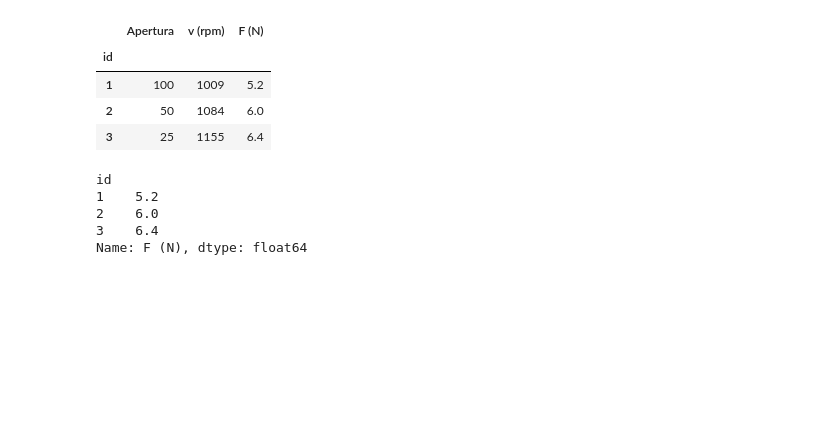
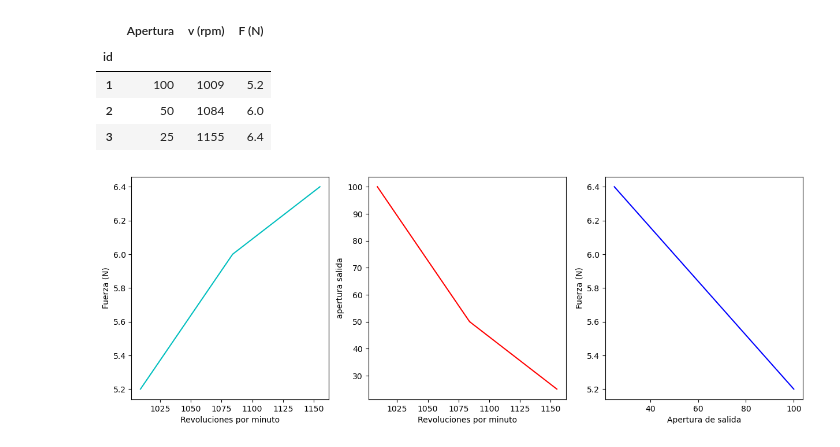
Before and after one commit to HiramTorres/Reports_Lab, a Jupyter notebook: Hidraulica/Turbina Francis/Analisis.ipynb, the cells around one changed output. Saved outputs shown, nothing was run; the diff lists cells and outputs as text; code cells hidden in the pictures; blank space fills up the shorter version.

```diff
--- a/Hidraulica/Turbina Francis/Analisis.ipynb
+++ b/Hidraulica/Turbina Francis/Analisis.ipynb
@@ -26,15 +27,26 @@ data100
 | 1 | 100 | 1009 | 5.2 |
 | 2 | 50 | 1084 | 6.0 |
 | 3 | 25 | 1155 | 6.4 |
-# %%
-A_out = data100['Apertura']
-Rev = data100['v (rpm)']
-Force100  = data100['F (N)']
-
-Force100
-# %% [output]
-id
-1    5.2
-2    6.0
-3    6.4
-Name: F (N), dtype: float64
+# %%
+A_out100 = data100['Apertura']
+Rev100 = data100['v (rpm)']
+Force100  = data100['F (N)']
+
+fig, ax = plt.subplots(1,3, figsize=(15,5))
+
+ax[0].plot(Rev100, Force100, color = 'c')
+ax[0].set_xlabel('Revoluciones por minuto')
+ax[0].set_ylabel('Fuerza (N)')
+
+ax[1].plot(Rev100, A_out100, color = 'r')
+ax[1].set_xlabel('Revoluciones por minuto')
+ax[1].set_ylabel('apertura salida')
+
+ax[2].plot(A_out100,Force100, color = 'b')
+ax[2].set_xlabel('Apertura de salida')
+ax[2].set_ylabel('Fuerza (N)')
+
+
+plt.show()
+# %% [output]
+[figure, added]
```
Also changed, not shown: parts of 5 cells of this notebook.
